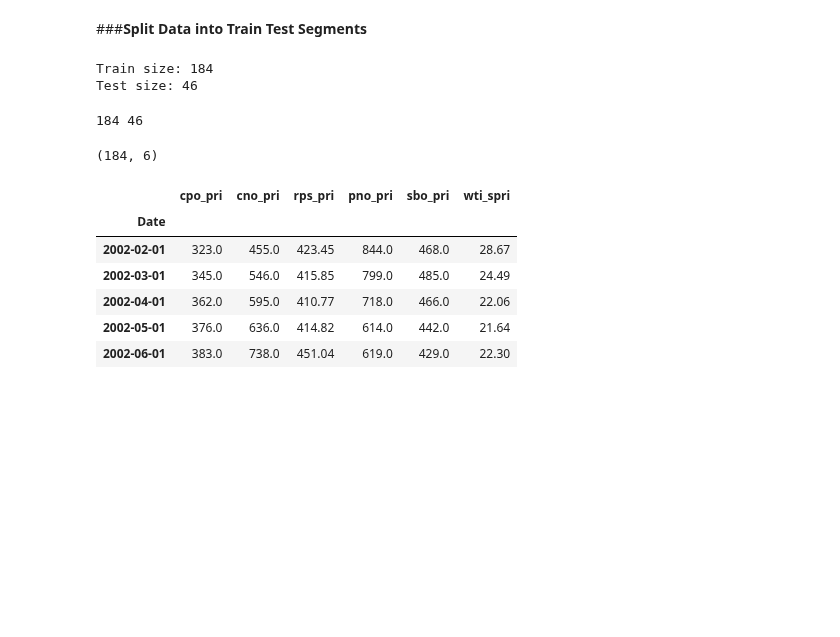
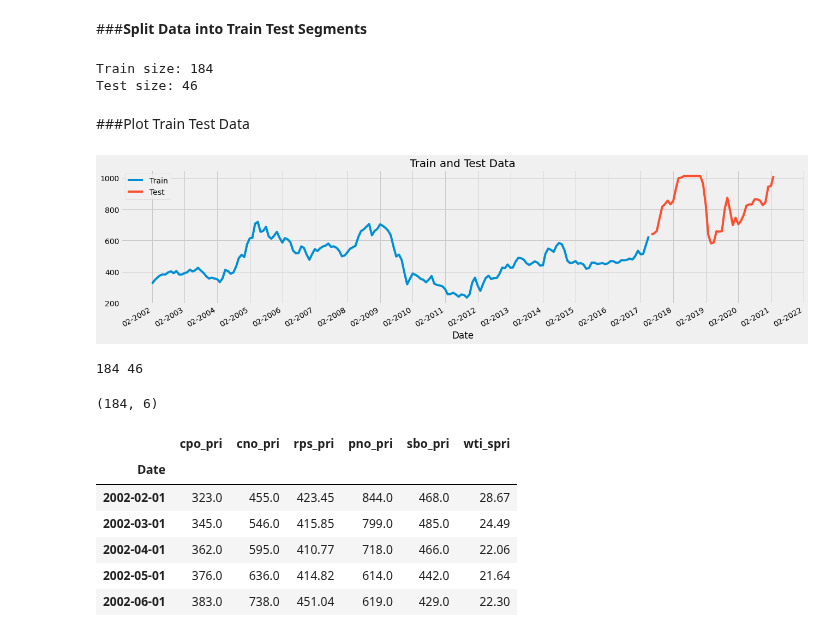
Before and after one commit to mofuoku417/Machine-Learning-Techniques-for-Multivariate-Time-Series-Forecasting-of-Crude-Palm-Oil-Prices, a Jupyter notebook: MV_CNN.ipynb, the cells around one changed output. Saved outputs shown, nothing was run; the diff lists cells and outputs as text; code cells hidden in the pictures; blank space fills up the shorter version.

```diff
--- a/MV_CNN.ipynb
+++ b/MV_CNN.ipynb
@@ -151,6 +151,23 @@ print('Test size:', len(test))
 # %% [output]
 Train size: 184
 Test size: 46
+# %% [markdown]
+###Plot Train Test Data
+# %%
+#Plotting data
+plt.figure(figsize=(20,5))
+plt.title("Train and Test Data")
+plt.plot(train.index, train['cpo_pri'], label='Train')
+plt.plot(test.index, test['cpo_pri'], label='Test')
+ax = plt.gca()
+ax.xaxis.set_major_locator(mdates.MonthLocator(interval=12))
+ax.xaxis.set_major_formatter(mdates.DateFormatter('%m-%Y'))
+plt.gcf().autofmt_xdate() # Rotation
+plt.legend(loc='best')
+plt.xlabel('Date')
+plt.show()
+# %% [output]
+[figure, added]
 # %%
 train, test = df.iloc[0:train_size], df.iloc[train_size:len(df)]
 print(len(train), len(test))
```
Also changed, not shown: parts of 23 cells of this notebook.
